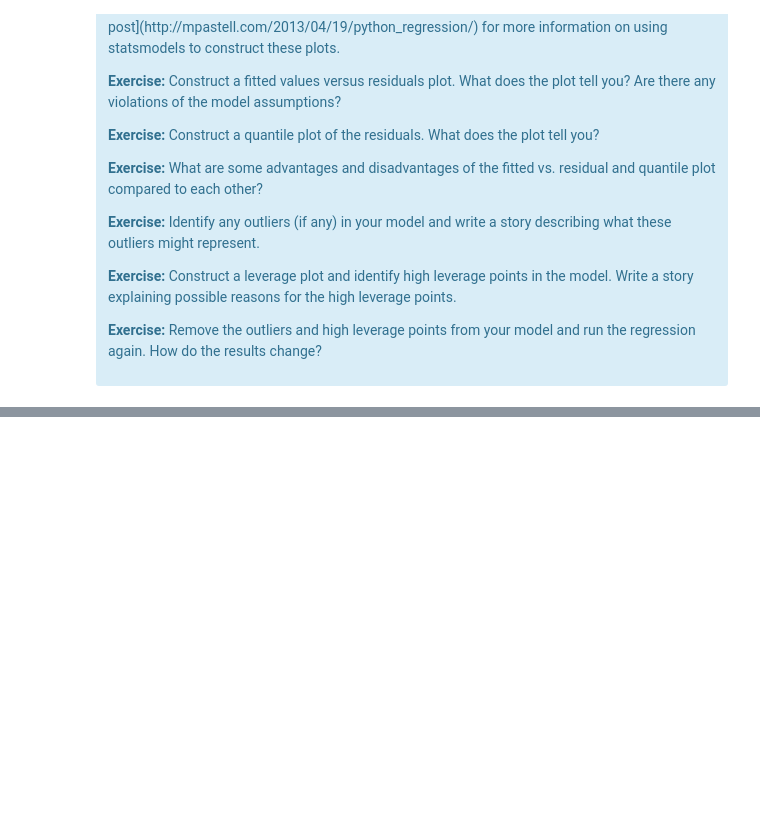
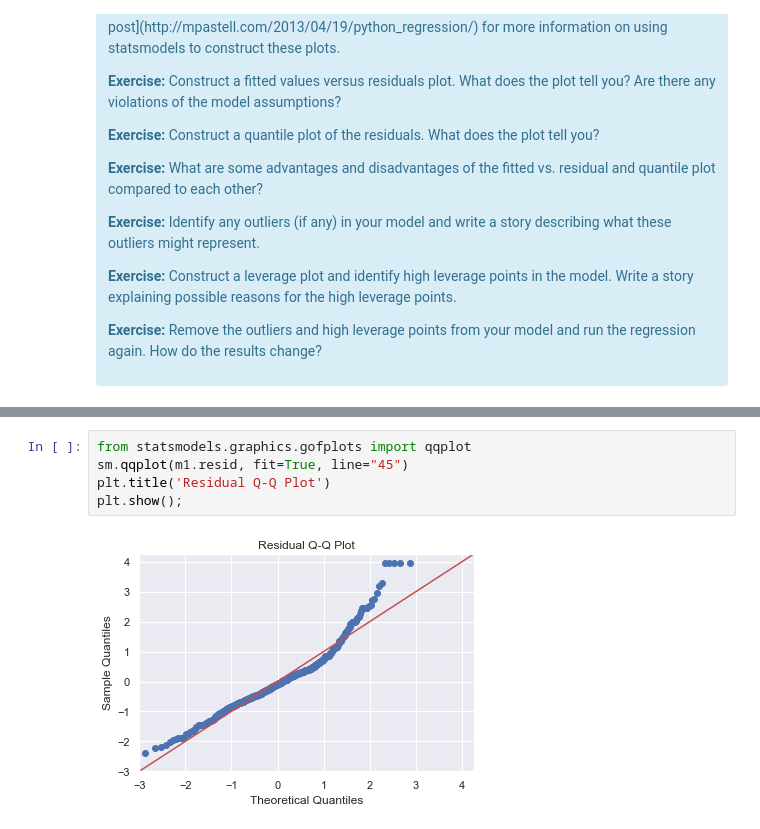
Before and after one commit to tloeber/Springboard, a Jupyter notebook: mini-project_regression/Mini_Project_Linear_Regression.ipynb, the cells around one changed output, grey strips where cells are left out. Drawn from its saved outputs; the diff is of its cells as text; blank space fills up the shorter version.

```diff
--- a/mini-project_regression/Mini_Project_Linear_Regression.ipynb
+++ b/mini-project_regression/Mini_Project_Linear_Regression.ipynb
@@ -768,0 +896,7 @@ There are some other issues that are important investigate with linear regressio
+# %%
+from statsmodels.graphics.gofplots import qqplot
+sm.qqplot(m1.resid, fit=True, line="45")
+plt.title('Residual Q-Q Plot')
+plt.show();
+# %% [output]
+[figure, added]
```
Also changed, not shown: parts of 61 cells of this notebook.
